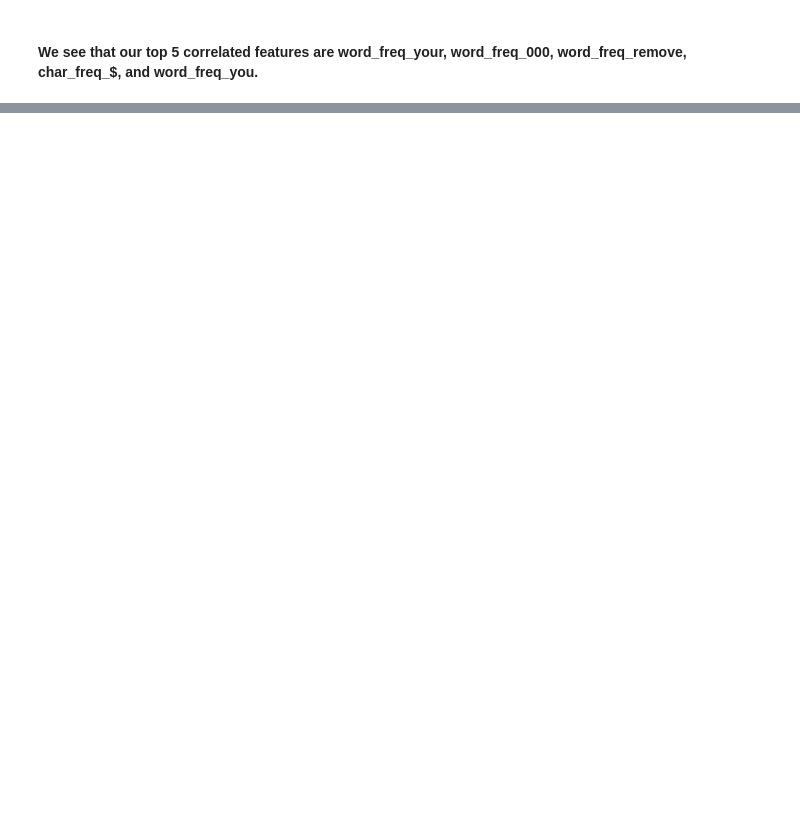
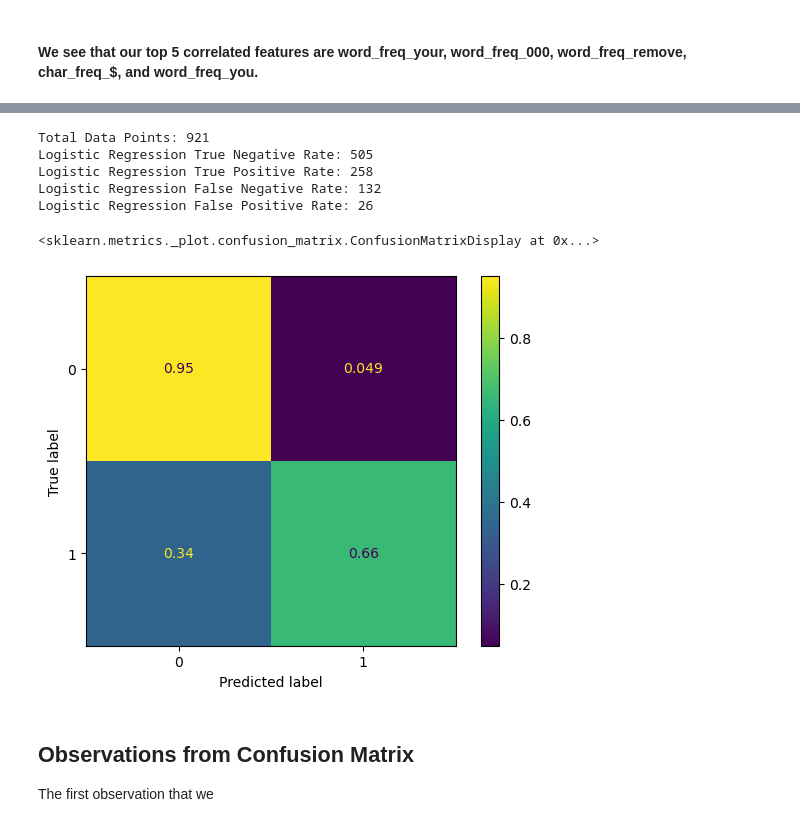
Before and after one commit to leonjiao5/SpambaseML, a Jupyter notebook: projectCode.ipynb, the cells around one changed output, grey strips where cells are left out. Saved outputs shown, nothing was run; the diff lists cells and outputs as text; code cells hidden in the pictures; blank space fills up the shorter version.

```diff
--- a/projectCode.ipynb
+++ b/projectCode.ipynb
@@ -153,0 +188,9 @@ model.score(x_test, y_test)
+# %%
+from sklearn.ensemble import RandomForestClassifier
+
+rmodel = RandomForestClassifier()
+rmodel.fit(x_train, y_train)
+rpredictions = rmodel.predict(x_test)
+
+accuracies.append(accuracy_score(rpredictions, y_test))
+print("Accuracy Score with a Random Forest Classifier:", accuracy_score(rpredictions, y_test))
@@ -153,0 +199,9 @@ model.score(x_test, y_test)
+# %%
+from sklearn.linear_model import LogisticRegression
+
+lmodel = LogisticRegression()
+lmodel.fit(x_train, y_train)
+lpredictions = lmodel.predict(x_test)
+
+accuracies.append(accuracy_score(lpredictions, y_test))
+print("Accuracy Score with a Logistic Regression:", accuracy_score(lpredictions, y_test))
@@ -153,0 +240,24 @@ model.score(x_test, y_test)
+# %%
+#Logistic Regression Confusion Matrix
+
+tn, fp, fn, tp = confusion_matrix(y_test, lmodel.predict(x_test)).ravel()
+
+print("Total Data Points: " + str(tn + fp + fn + tp))
+print("Logistic Regression True Negative Rate: " + str(tn))
+print("Logistic Regression True Positive Rate: " + str(tp))
+print("Logistic Regression False Negative Rate: " + str(fn))
+print("Logistic Regression False Positive Rate: " + str(fp))
+
+ConfusionMatrixDisplay.from_estimator(lmodel, x_test, y_test, normalize='true')
+# %% [output]
+Total Data Points: 921
+Logistic Regression True Negative Rate: 505
+Logistic Regression True Positive Rate: 258
+Logistic Regression False Negative Rate: 132
+Logistic Regression False Positive Rate: 26
+<sklearn.metrics._plot.confusion_matrix.ConfusionMatrixDisplay at 0x...>
+[figure, added]
+# %% [markdown]
+## Observations from Confusion Matrix
+
+The first observation that we
```
Also changed, not shown: parts of 21 cells of this notebook, 1 other file.
